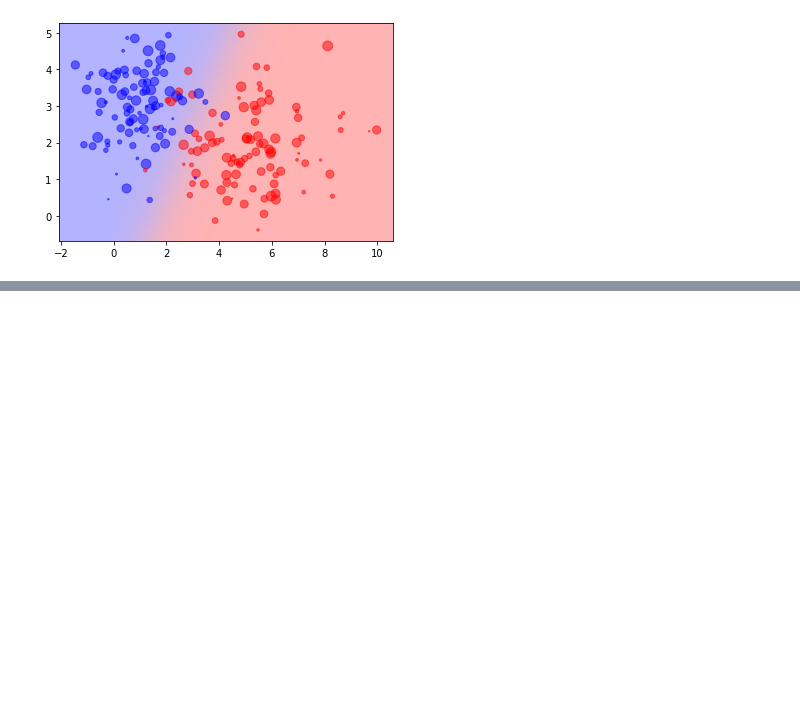
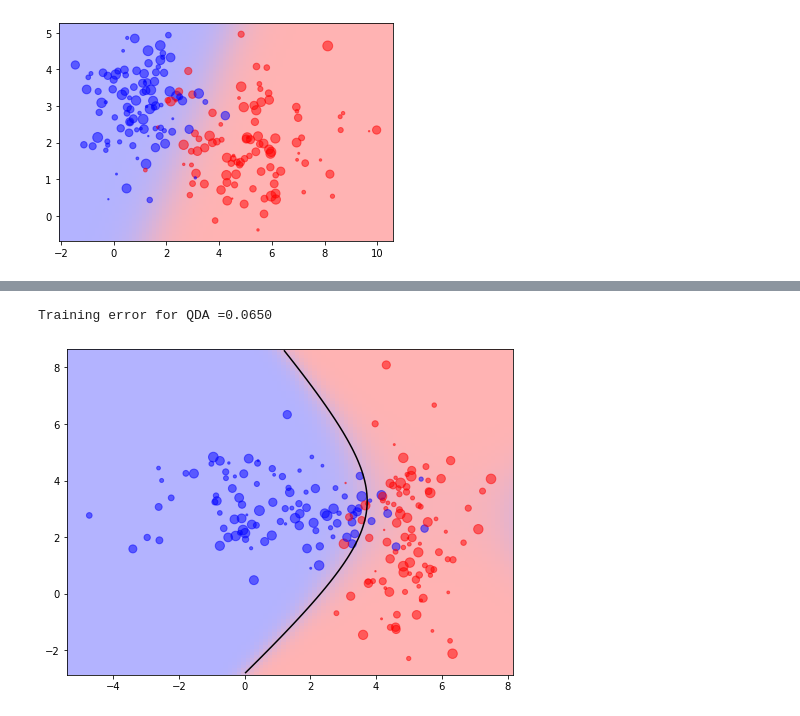
Before and after one commit to aceaceace123/Maching-Learning, a Jupyter notebook: 1123class.ipynb, the cells around one changed output, grey strips where cells are left out. Cells and saved outputs as stored; diff of their text form; code cells hidden in the pictures; blank space fills up the shorter version.

```diff
--- a/1123class.ipynb
+++ b/1123class.ipynb
@@ -107,0 +156,59 @@ plt.pcolormesh(xx, yy, Z, cmap = 'red_blue_classes',\
+# %%
+from IPython import get_ipython
+from matplotlib import colors
+import matplotlib.pyplot as plt
+import numpy as np
+import numpy as np
+from sklearn.discriminant_analysis \
+        import LinearDiscriminantAnalysis
+from sklearn.discriminant_analysis \
+        import QuadraticDiscriminantAnalysis
+
+# get_ipython().magic('reset-sf') #clear all variables before run
+data_dir = '/Users/liang/Documents/統計數學與運算/上課教材/ml_data/'
+D = np.loadtxt(data_dir + 'la_2.txt', comments='%')
+X = D[:, 0:2]
+y = D[:,2]
+fig,ax=plt.subplots(figsize=(8,6))
+area=2*np.random.randint(50,size=D[:,0].size)
+grp_color = [[1,0,0] if i == 0 else [0,0,1] for i in y]
+plt.scatter(D[:, 0], D[:, 1], c = grp_color, s = area, \
+        alpha = 0.5, marker = 'o' )#area代表點的的小
+
+
+nx,ny=100,100
+x_min,x_max=plt.xlim()
+y_min,y_max=plt.ylim()
+x_=np.linspace(x_min,x_max,nx)
+y_=np.linspace(y_min,y_max,ny)
+xx,yy=np.meshgrid(x_,y_)
+Z=Lda.predict_proba(np.c_[xx.ravel(),yy.ravel()])#算出後驗機率
+Z=Z[:,1].reshape(xx.shape)
+# Define pseudo colors#畫地板
+cdit = {'red': [(0, 1, 1), (1, 0.7, 0.7)],
+        'green': [(0, 0.7, 0.7), (1, 0.7, 0.7)],
+        'blue': [(0, 0.7, 0.7), (1, 1, 1)]}
+cmap = colors.LinearSegmentedColormap('red_blue_classes', cdit)
+Qda = QuadraticDiscriminantAnalysis(\
+        tol = 1e-6, store_covariance = True)
+Qda.fit(X, y)
+trainErrQDA=1-Qda.score(X,y)
+print('Training error for QDA ={:.4f}'.format(trainErrQDA))
+#Qda.means
+nx, ny = 100, 100
+x_min, x_max = plt.xlim()
+y_min, y_max = plt.ylim()
+x_ = np.linspace(x_min, x_max, nx)
+y_ = np.linspace(y_min, y_max, ny)
+xx, yy = np.meshgrid(x_, y_)
+Z = Qda.predict_proba(np.c_[xx.ravel(), yy.ravel()])
+Z = Z[:, 1].reshape(xx.shape)
+# Define pseudo colors
+plt.cm.register_cmap(cmap = cmap)
+plt.pcolormesh(xx, yy, Z, cmap = 'red_blue_classes',\
+    norm = colors.Normalize(0., 1.),\
+    shading = 'auto', zorder = 0)
+contoursQDA = plt.contour(xx, yy, Z, [0.5],colors = 'k')
+# %% [output]
+Training error for QDA =0.0650
+[figure, added]
```
Also changed, not shown: parts of 3 cells of this notebook.
